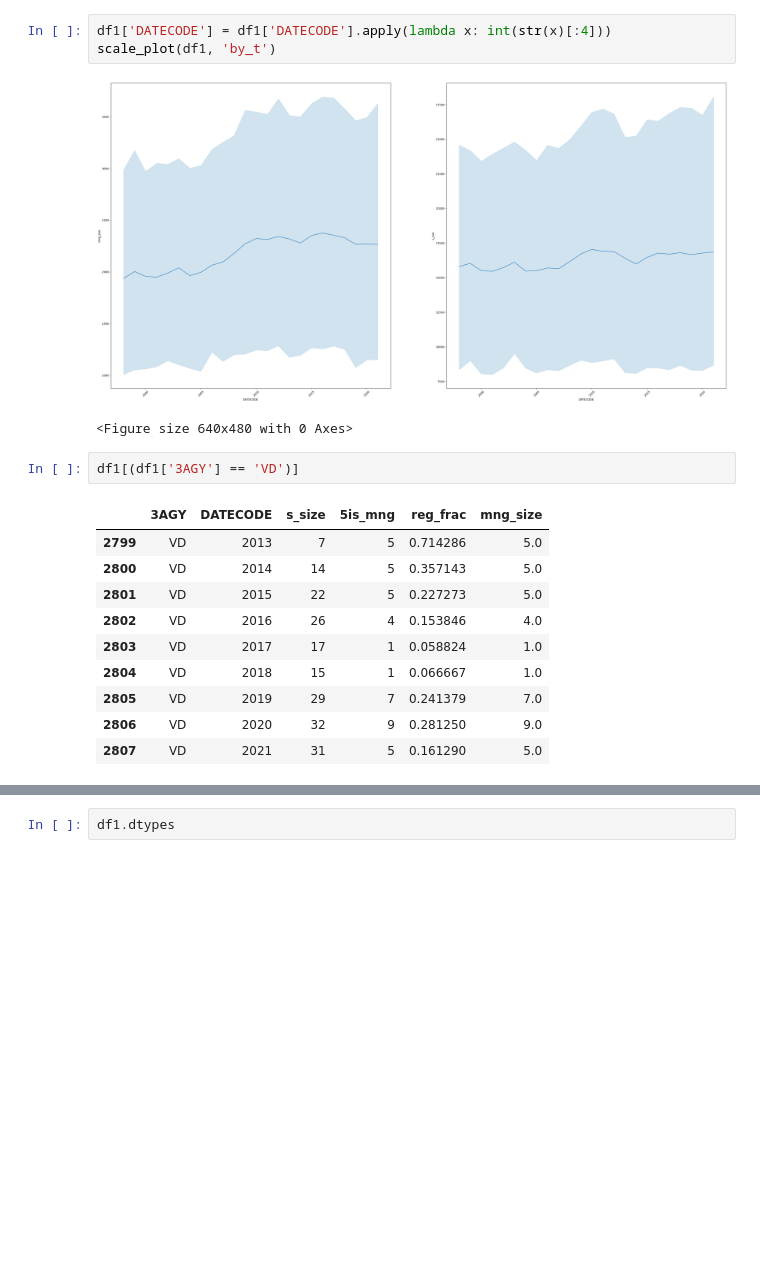
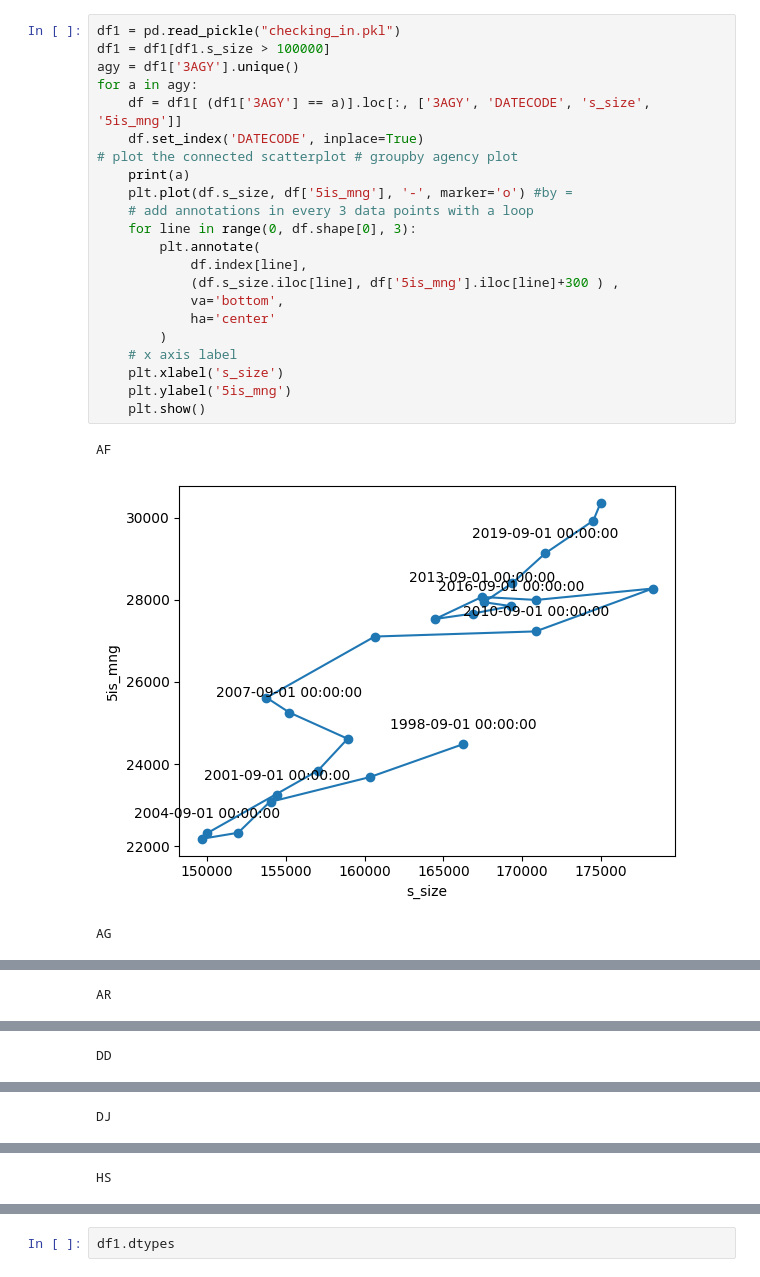
Before and after one commit to Data4DM/BayesSD, a Jupyter notebook: code/pipeline/agency/vicky.ipynb, the cells around one changed output, grey strips where cells are left out. Cells and saved outputs as stored; diff of their text form; blank space fills up the shorter version.

Commit message:
agency code for vicky

```diff
--- a/code/pipeline/agency/vicky.ipynb
+++ b/code/pipeline/agency/vicky.ipynb
@@ -1,19 +1,26 @@
-# %%
-df1['DATECODE'] = df1['DATECODE'].apply(lambda x: int(str(x)[:4]))
-scale_plot(df1, 'by_t')
-# %% [output]
-[figure, removed]
-<Figure size 640x480 with 0 Axes>
-# %%
-df1[(df1['3AGY'] == 'VD')]
-# %% [output]
-|  | 3AGY | DATECODE | s_size | 5is_mng | reg_frac | mng_size |
-| 2799 | VD | 2013 | 7 | 5 | 0.714286 | 5.0 |
-| 2800 | VD | 2014 | 14 | 5 | 0.357143 | 5.0 |
-| 2801 | VD | 2015 | 22 | 5 | 0.227273 | 5.0 |
-| 2802 | VD | 2016 | 26 | 4 | 0.153846 | 4.0 |
-| 2803 | VD | 2017 | 17 | 1 | 0.058824 | 1.0 |
-| 2804 | VD | 2018 | 15 | 1 | 0.066667 | 1.0 |
-| 2805 | VD | 2019 | 29 | 7 | 0.241379 | 7.0 |
-| 2806 | VD | 2020 | 32 | 9 | 0.281250 | 9.0 |
-| 2807 | VD | 2021 | 31 | 5 | 0.161290 | 5.0 |
+# %%
+df1 = pd.read_pickle("checking_in.pkl")
+df1 = df1[df1.s_size > 100000]
+agy = df1['3AGY'].unique()
+for a in agy:
+    df = df1[ (df1['3AGY'] == a)].loc[:, ['3AGY', 'DATECODE', 's_size', '5is_mng']]
+    df.set_index('DATECODE', inplace=True)
+# plot the connected scatterplot # groupby agency plot
+    print(a)
+    plt.plot(df.s_size, df['5is_mng'], '-', marker='o') #by =
+    # add annotations in every 3 data points with a loop
+    for line in range(0, df.shape[0], 3):
+        plt.annotate(
+            df.index[line],
+            (df.s_size.iloc[line], df['5is_mng'].iloc[line]+300 ) ,
+            va='bottom',
+            ha='center'
+        )
+    # x axis label
+    plt.xlabel('s_size')
+    plt.ylabel('5is_mng')
+    plt.show()
+# %% [output]
+AF
+[figure, added]
+AG
@@ -19,0 +28 @@ df1[(df1['3AGY'] == 'VD')]
+AR
@@ -19,0 +30 @@ df1[(df1['3AGY'] == 'VD')]
+DD
@@ -19,0 +32 @@ df1[(df1['3AGY'] == 'VD')]
+DJ
@@ -19,0 +34 @@ df1[(df1['3AGY'] == 'VD')]
+HS
```
Also changed, not shown: parts of 106 cells of this notebook, 29 other files.
